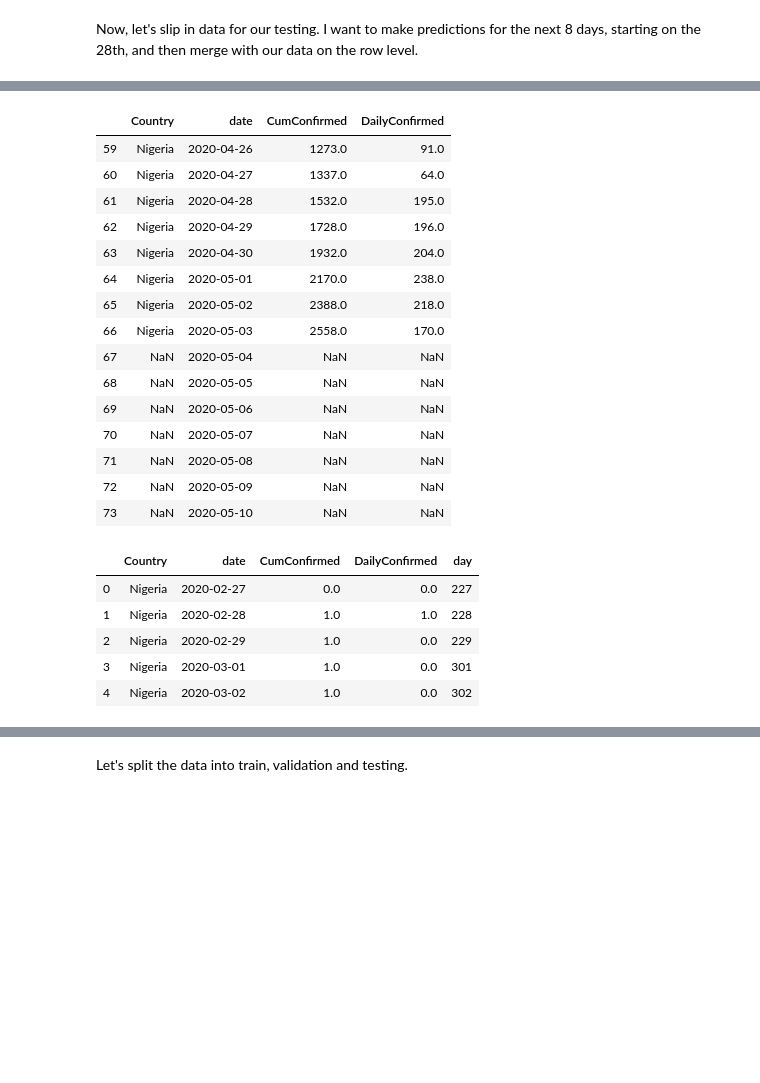
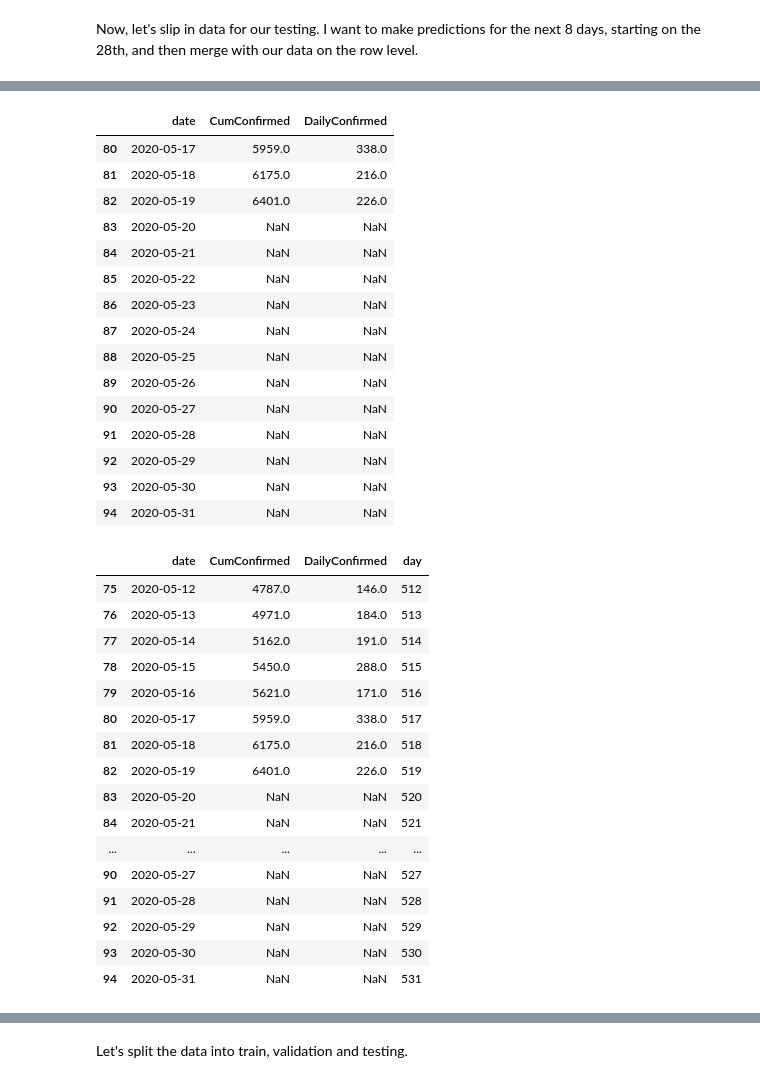
Before and after one commit to iameo/iameo-blog-src, a Jupyter notebook: content/notebooks/Covid19_Forecasting(NG).ipynb, the cells around one changed output, grey strips where cells are left out. Cells and saved outputs as stored; diff of their text form; code cells hidden in the pictures; blank space fills up the shorter version.

```diff
--- a/content/notebooks/Covid19_Forecasting(NG).ipynb
+++ b/content/notebooks/Covid19_Forecasting(NG).ipynb
@@ -297,11 +297,11 @@ NG_data.iplot(x='date', y='DailyConfirmed', color='purple')
 [interactive output not drawn]
 # %%
 #drop recovery and death cases
-NG_data.drop(["CumRecovered", "CumDeaths"], axis=1, inplace=True)
+NG_data.drop(["Country", "CumRecovered", "CumDeaths"], axis=1, inplace=True)
 # %% [markdown]
 Now, let's slip in data for our testing. I want to make predictions for the next 8 days, starting on the 28th, and then merge with our data on the row level.
 # %%
-post_date = ['2020-05-04','2020-05-05', '2020-05-06', '2020-05-07', '2020-05-08', '2020-05-09', '2020-05-10']
+post_date = ['2020-05-20','2020-05-21', '2020-05-22', '2020-05-23', '2020-05-24', '2020-05-25', '2020-05-26','2020-05-27', '2020-05-28','2020-05-29','2020-05-30','2020-05-31']
 post_incident = pd.DataFrame(post_date, columns=["date"])
 post_incident["date"] = post_incident['date'].astype('datetime64[ns]')
 post_incident #the next 7 days
@@ -319,33 +324,44 @@ covid19_NG = pd.concat([NG_data, post_incident], sort=False, axis=0)
 covid19_NG.reset_index(drop=True, inplace=True)
 covid19_NG.tail(15)
 # %% [output]
-|  | Country | date | CumConfirmed | DailyConfirmed |
-| 59 | Nigeria | 2020-04-26 | 1273.0 | 91.0 |
-| 60 | Nigeria | 2020-04-27 | 1337.0 | 64.0 |
-| 61 | Nigeria | 2020-04-28 | 1532.0 | 195.0 |
-| 62 | Nigeria | 2020-04-29 | 1728.0 | 196.0 |
-| 63 | Nigeria | 2020-04-30 | 1932.0 | 204.0 |
-| 64 | Nigeria | 2020-05-01 | 2170.0 | 238.0 |
-| 65 | Nigeria | 2020-05-02 | 2388.0 | 218.0 |
-| 66 | Nigeria | 2020-05-03 | 2558.0 | 170.0 |
-| 67 | NaN | 2020-05-04 | NaN | NaN |
-| 68 | NaN | 2020-05-05 | NaN | NaN |
-| 69 | NaN | 2020-05-06 | NaN | NaN |
-| 70 | NaN | 2020-05-07 | NaN | NaN |
-| 71 | NaN | 2020-05-08 | NaN | NaN |
-| 72 | NaN | 2020-05-09 | NaN | NaN |
-| 73 | NaN | 2020-05-10 | NaN | NaN |
+|  | date | CumConfirmed | DailyConfirmed |
+| 80 | 2020-05-17 | 5959.0 | 338.0 |
+| 81 | 2020-05-18 | 6175.0 | 216.0 |
+| 82 | 2020-05-19 | 6401.0 | 226.0 |
+| 83 | 2020-05-20 | NaN | NaN |
+| 84 | 2020-05-21 | NaN | NaN |
+| 85 | 2020-05-22 | NaN | NaN |
+| 86 | 2020-05-23 | NaN | NaN |
+| 87 | 2020-05-24 | NaN | NaN |
+| 88 | 2020-05-25 | NaN | NaN |
+| 89 | 2020-05-26 | NaN | NaN |
+| 90 | 2020-05-27 | NaN | NaN |
+| 91 | 2020-05-28 | NaN | NaN |
+| 92 | 2020-05-29 | NaN | NaN |
+| 93 | 2020-05-30 | NaN | NaN |
+| 94 | 2020-05-31 | NaN | NaN |
 # %%
 covid19_NG["day"] = covid19_NG.date.dt.strftime("%m%d").astype('int')
 
-covid19_NG.head()
+covid19_NG.tail(20)
 # %% [output]
-|  | Country | date | CumConfirmed | DailyConfirmed | day |
-| 0 | Nigeria | 2020-02-27 | 0.0 | 0.0 | 227 |
-| 1 | Nigeria | 2020-02-28 | 1.0 | 1.0 | 228 |
-| 2 | Nigeria | 2020-02-29 | 1.0 | 0.0 | 229 |
-| 3 | Nigeria | 2020-03-01 | 1.0 | 0.0 | 301 |
-| 4 | Nigeria | 2020-03-02 | 1.0 | 0.0 | 302 |
+|  | date | CumConfirmed | DailyConfirmed | day |
+| 75 | 2020-05-12 | 4787.0 | 146.0 | 512 |
+| 76 | 2020-05-13 | 4971.0 | 184.0 | 513 |
+| 77 | 2020-05-14 | 5162.0 | 191.0 | 514 |
+| 78 | 2020-05-15 | 5450.0 | 288.0 | 515 |
+| 79 | 2020-05-16 | 5621.0 | 171.0 | 516 |
+| 80 | 2020-05-17 | 5959.0 | 338.0 | 517 |
+| 81 | 2020-05-18 | 6175.0 | 216.0 | 518 |
+| 82 | 2020-05-19 | 6401.0 | 226.0 | 519 |
+| 83 | 2020-05-20 | NaN | NaN | 520 |
+| 84 | 2020-05-21 | NaN | NaN | 521 |
+| ... | ... | ... | ... | ... |
+| 90 | 2020-05-27 | NaN | NaN | 527 |
+| 91 | 2020-05-28 | NaN | NaN | 528 |
+| 92 | 2020-05-29 | NaN | NaN | 529 |
+| 93 | 2020-05-30 | NaN | NaN | 530 |
+| 94 | 2020-05-31 | NaN | NaN | 531 |
 # %% [markdown]
 I checked around for news that could be of value in terms of enfineering features.
 
```
Also changed, not shown: parts of 32 cells of this notebook, 8 other files.
